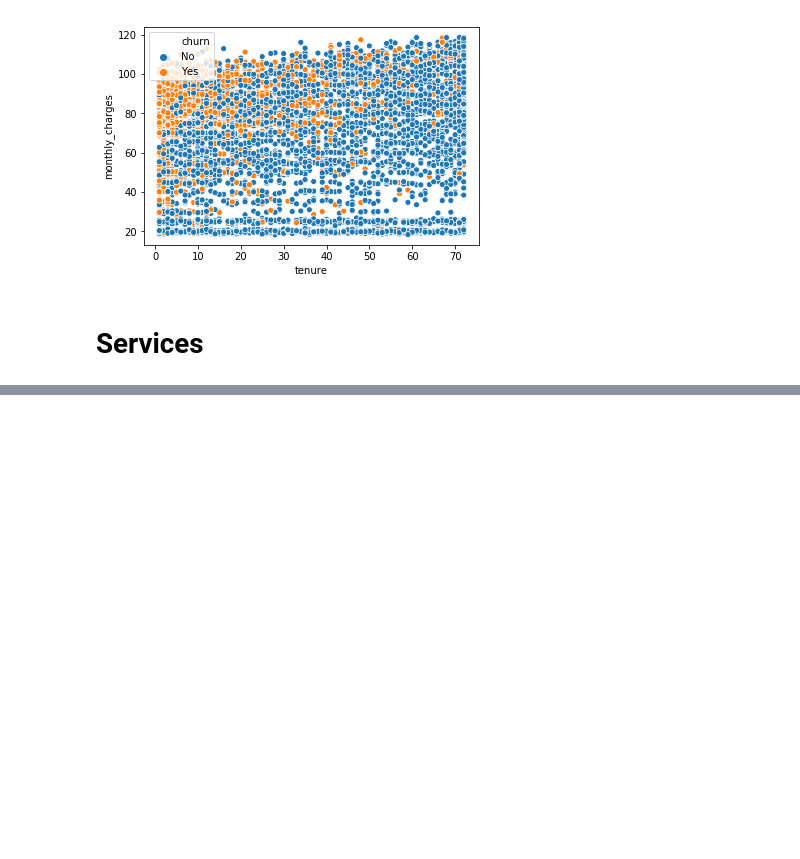
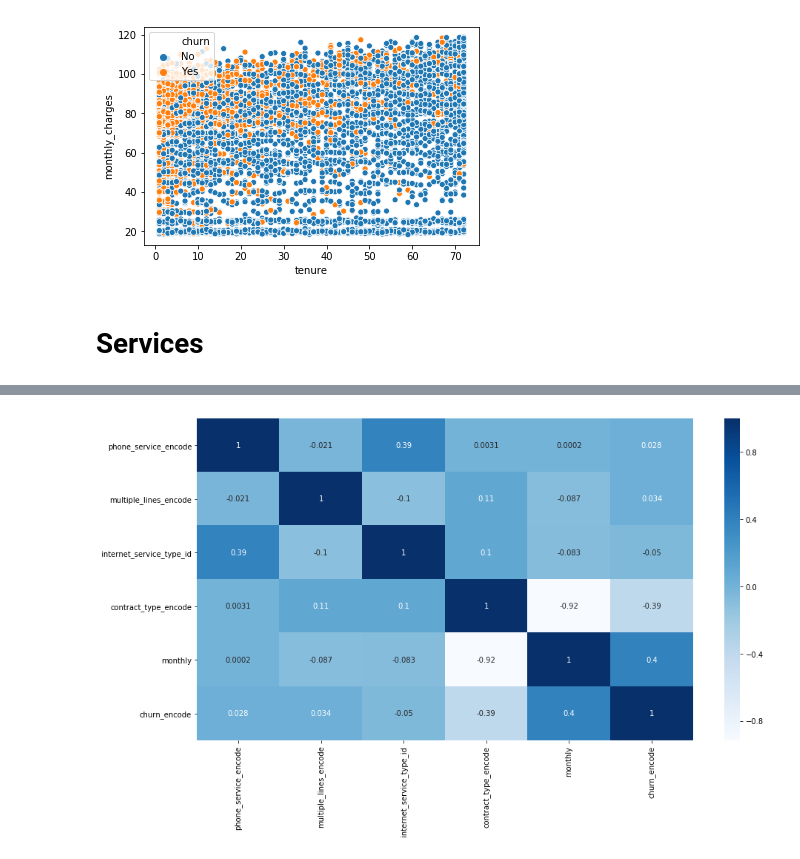
Before and after one commit to classification-telco-project-sanmaco/classification-telco, a Jupyter notebook: Classification-Project-Main.ipynb, the cells around one changed output, grey strips where cells are left out. Saved outputs shown, nothing was run; the diff lists cells and outputs as text; code cells hidden in the pictures; blank space fills up the shorter version.

```diff
--- a/Classification-Project-Main.ipynb
+++ b/Classification-Project-Main.ipynb
@@ -849,3 +850,9 @@ plt.show()
 [figure]
 # %% [markdown]
 # Services
+# %%
+colnames = ['phone_service', 'multiple_lines',
+            'internet_service_type_id','contract_type', 'churn',
+           'phone_service_encode', 'multiple_lines_encode',
+           'contract_type_encode', 'churn_encode', 'monthly']
+df_lines = df[colnames]
@@ -851,0 +863,2 @@ plt.show()
+# %%
+df_lines.contract_type = [x.strip().replace(" ", "_") for x in df_lines.contract_type]
@@ -851,0 +869,16 @@ plt.show()
+# %%
+x_vars = ['phone_service_encode', 'multiple_lines_encode',
+            'internet_service_type_id','contract_type_encode',
+            'monthly']
+
+X_train, X_test, y_train, y_test = train_test_split(df_lines[x_vars], df_lines['churn_encode'], train_size=0.7, random_state=123)
+print('X_train.info():')
+print(X_train.info())
+print()
+print('X_test.info():')
+print(X_test.info())
+print()
+print('y_train.shape = ', y_train.shape)
+print()
+print('y_test.shape = ', y_test.shape)
+print()
@@ -851,0 +903,6 @@ plt.show()
+# %%
+plt.figure(figsize=(15, 8))
+sns.heatmap(pd.concat([X_train, y_train], axis=1).corr(), cmap="Blues", annot=True)
+plt.show()
+# %% [output]
+[figure, added]
```
Also changed, not shown: parts of 63 cells of this notebook.
